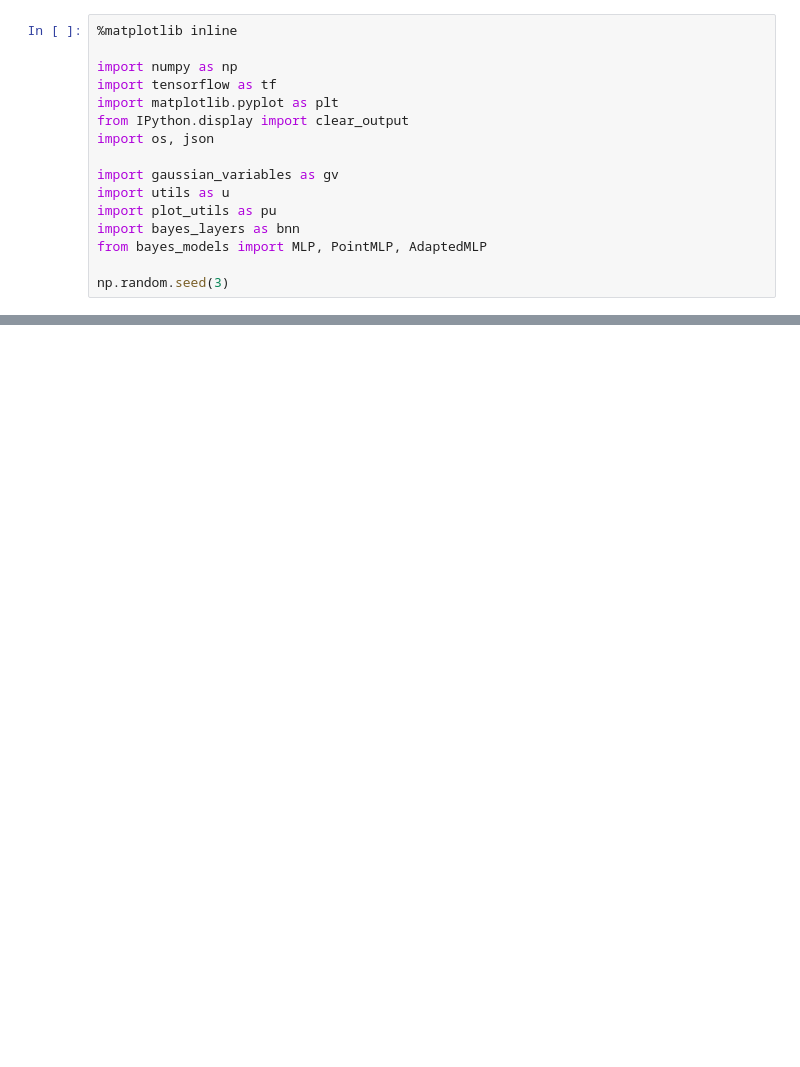
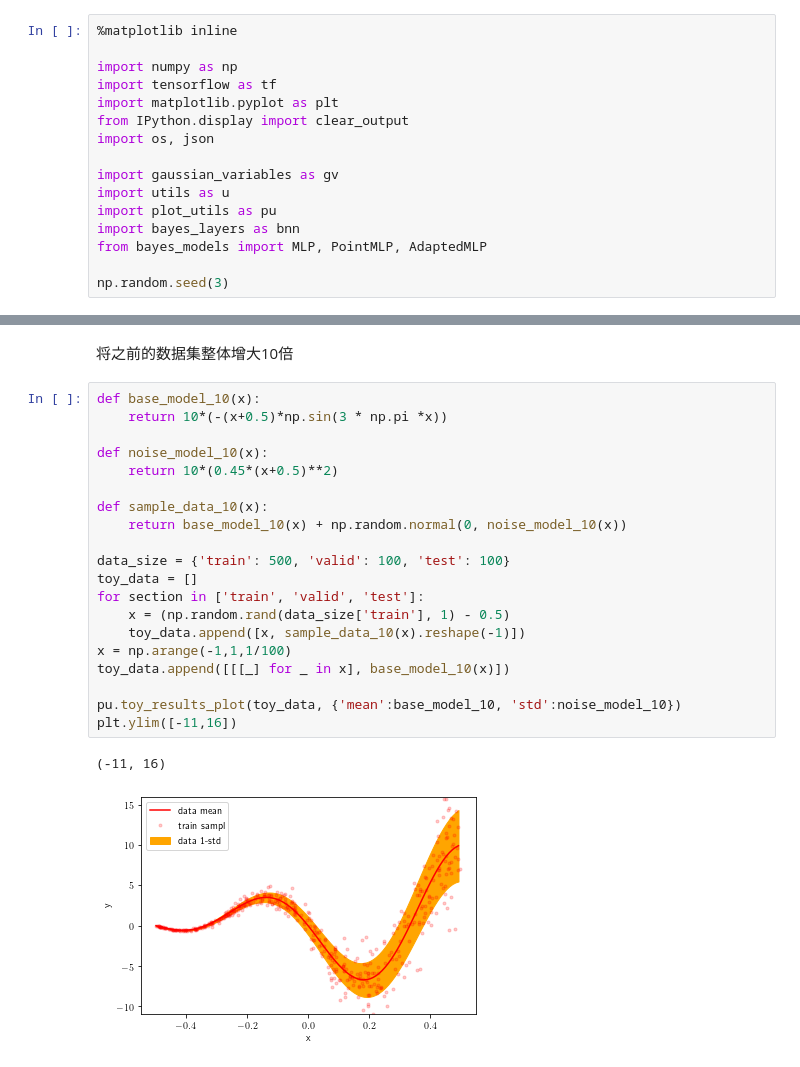
Before and after one commit to DanDoge/MCS-project, a Jupyter notebook: ToyData.ipynb, the cells around one changed output, grey strips where cells are left out. Saved outputs shown, nothing was run; the diff lists cells and outputs as text; blank space fills up the shorter version.

```diff
--- a/ToyData.ipynb
+++ b/ToyData.ipynb
@@ -210,0 +230,25 @@ plt.show()
+# %% [markdown]
+将之前的数据集整体增大10倍
+# %%
+def base_model_10(x):
+    return 10*(-(x+0.5)*np.sin(3 * np.pi *x))
+
+def noise_model_10(x):
+    return 10*(0.45*(x+0.5)**2)
+
+def sample_data_10(x):
+    return base_model_10(x) + np.random.normal(0, noise_model_10(x))
+
+data_size = {'train': 500, 'valid': 100, 'test': 100}
+toy_data = []
+for section in ['train', 'valid', 'test']:
+    x = (np.random.rand(data_size['train'], 1) - 0.5)
+    toy_data.append([x, sample_data_10(x).reshape(-1)])
+x = np.arange(-1,1,1/100)
+toy_data.append([[[_] for _ in x], base_model_10(x)])
+
+pu.toy_results_plot(toy_data, {'mean':base_model_10, 'std':noise_model_10})
+plt.ylim([-11,16])
+# %% [output]
+(-11, 16)
+[figure, added]
```
Also changed, not shown: parts of 22 cells of this notebook.
